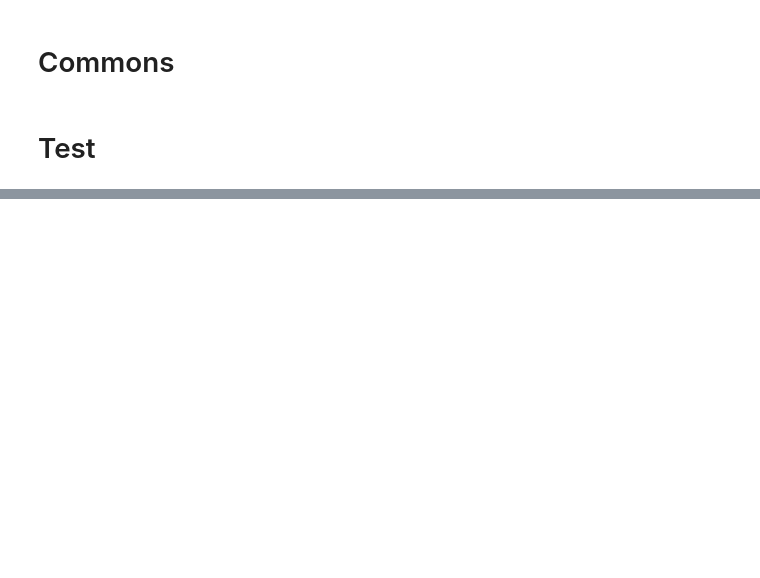
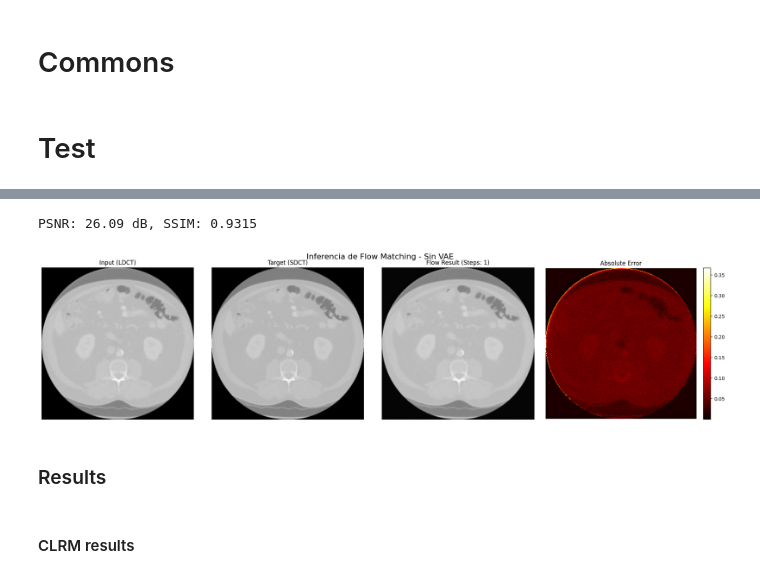
Before and after one commit to Klefur/tesis, a Jupyter notebook: mainFM.ipynb, the cells around one changed output, grey strips where cells are left out. Drawn from its saved outputs; the diff is of its cells as text; code cells hidden in the pictures; blank space fills up the shorter version.

```diff
--- a/mainFM.ipynb
+++ b/mainFM.ipynb
@@ -633,0 +642,9 @@ Promedio SSIM sin VAE: 0.9817
+# %%
+plot_flow_inference_model(model2, data_item, device, 1)
+# %% [output]
+PSNR: 26.09 dB, SSIM: 0.9315
+[figure, added]
+# %% [markdown]
+### Results
+# %% [markdown]
+#### CLRM results
```
Also changed, not shown: parts of 30 cells of this notebook, 4 other files.
